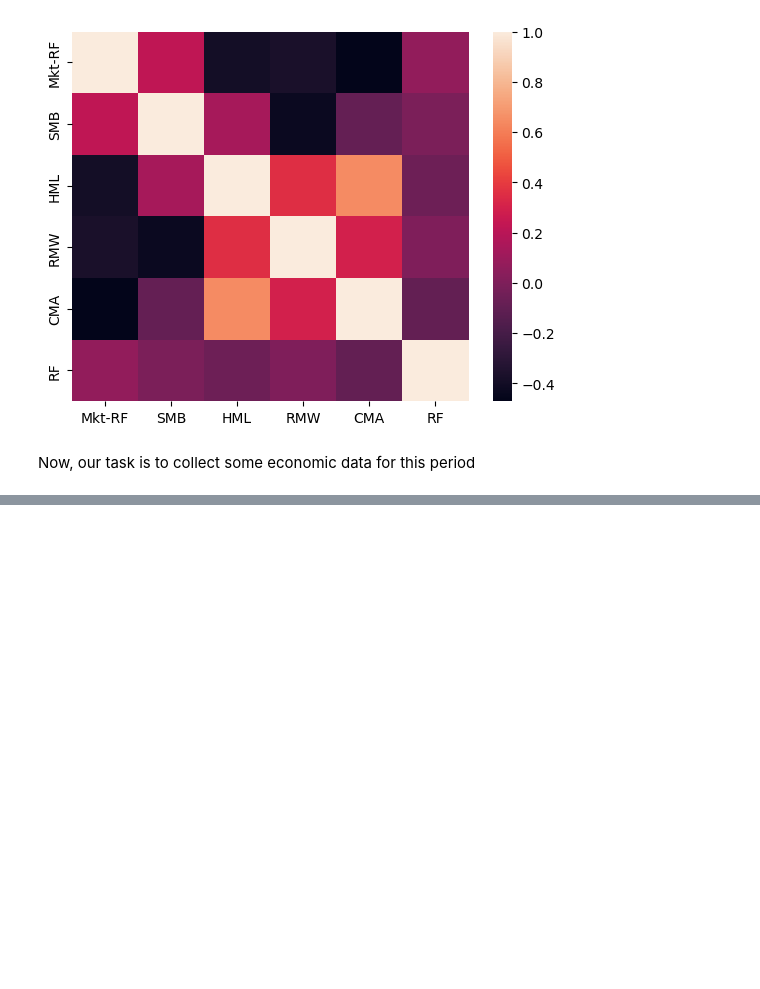
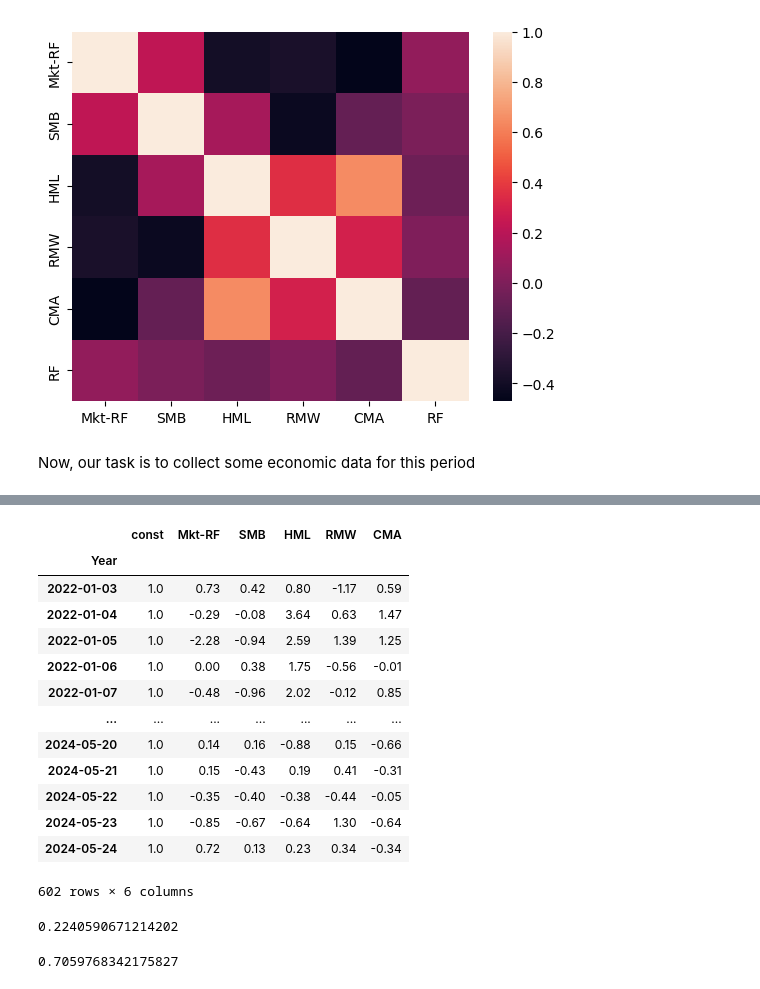
Before and after one commit to 3v-mb/Mini-projects-in-Financial-Engineering, a Jupyter notebook: Factor Modeling.ipynb, the cells around one changed output, grey strips where cells are left out. Saved outputs shown, nothing was run; the diff lists cells and outputs as text; code cells hidden in the pictures; blank space fills up the shorter version.

```diff
--- a/Factor Modeling.ipynb
+++ b/Factor Modeling.ipynb
@@ -120,0 +179,3 @@ Now, our task is to collect some economic data for this period
+# %%
+X_train = sm.add_constant(X_train)
+X_test = sm.add_constant(X_test)
@@ -120,0 +253,3 @@ Now, our task is to collect some economic data for this period
+# %%
+X = daily_factor_data[["Mkt-RF", "SMB",	"HML", "RMW", "CMA"]]
+X
@@ -120,0 +292,22 @@ Now, our task is to collect some economic data for this period
+# %%
+X_train, X_test, y_train, y_test = train_test_split(X, y, test_size=0.2, shuffle=False)
+# %%
+X_train = sm.add_constant(X_train)
+X_test = sm.add_constant(X_test)
+# %%
+X_train
+# %% [output]
+|  | const | Mkt-RF | SMB | HML | RMW | CMA |
+| Year |  |  |  |  |  |  |
+| 2022-01-03 | 1.0 | 0.73 | 0.42 | 0.80 | -1.17 | 0.59 |
+| 2022-01-04 | 1.0 | -0.29 | -0.08 | 3.64 | 0.63 | 1.47 |
+| 2022-01-05 | 1.0 | -2.28 | -0.94 | 2.59 | 1.39 | 1.25 |
+| 2022-01-06 | 1.0 | 0.00 | 0.38 | 1.75 | -0.56 | -0.01 |
+| 2022-01-07 | 1.0 | -0.48 | -0.96 | 2.02 | -0.12 | 0.85 |
+| ... | ... | ... | ... | ... | ... | ... |
+| 2024-05-20 | 1.0 | 0.14 | 0.16 | -0.88 | 0.15 | -0.66 |
+| 2024-05-21 | 1.0 | 0.15 | -0.43 | 0.19 | 0.41 | -0.31 |
+| 2024-05-22 | 1.0 | -0.35 | -0.40 | -0.38 | -0.44 | -0.05 |
+| 2024-05-23 | 1.0 | -0.85 | -0.67 | -0.64 | 1.30 | -0.64 |
+| 2024-05-24 | 1.0 | 0.72 | 0.13 | 0.23 | 0.34 | -0.34 |
+602 rows × 6 columns
@@ -120,0 +318,8 @@ Now, our task is to collect some economic data for this period
+# %%
+r2_score(y_test, y_pred)
+# %% [output]
+0.2240590671214202
+# %%
+r2_score(y_train, model.predict(X_train))
+# %% [output]
+0.7059768342175827
```
Also changed, not shown: parts of 39 cells of this notebook.
